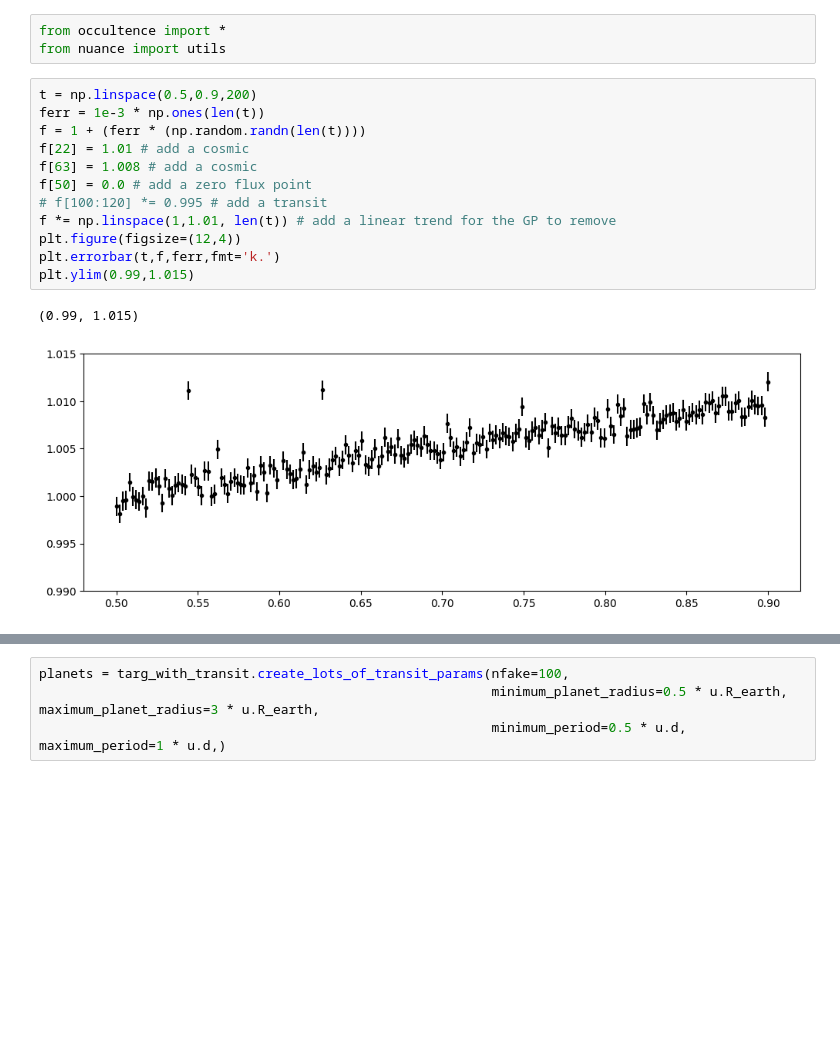
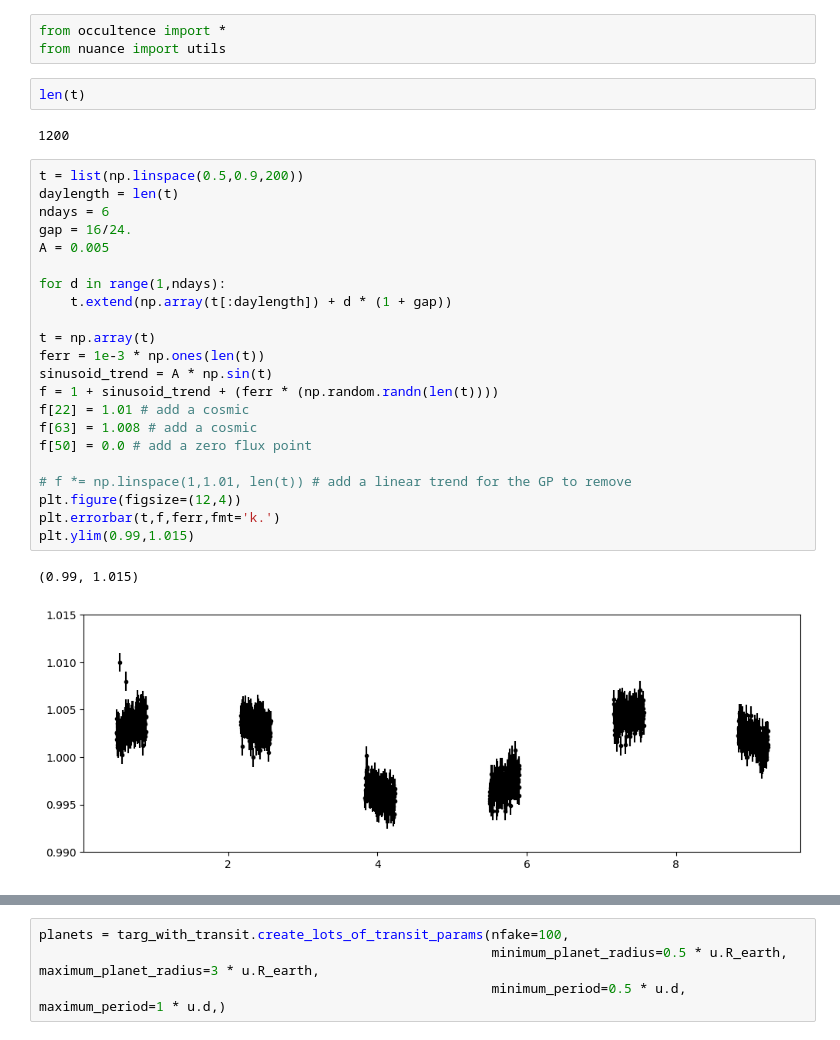
Before and after one commit to catrionamurray/occultence, a Jupyter notebook: occultence/notebooks/test_injecting_transits.ipynb, the cells around one changed output, grey strips where cells are left out. Cells and saved outputs as stored; diff of their text form; blank space fills up the shorter version.

```diff
--- a/occultence/notebooks/test_injecting_transits.ipynb
+++ b/occultence/notebooks/test_injecting_transits.ipynb
@@ -1,21 +1,35 @@
 # %%
 from occultence import *
 from nuance import utils
+# %%
+len(t)
+# %% [output]
+1200
 # %%
-t = np.linspace(0.5,0.9,200)
+t = list(np.linspace(0.5,0.9,200))
+daylength = len(t)
+ndays = 6
+gap = 16/24.
+A = 0.005
+
+for d in range(1,ndays):
+    t.extend(np.array(t[:daylength]) + d * (1 + gap))
+
+t = np.array(t)
 ferr = 1e-3 * np.ones(len(t))
-f = 1 + (ferr * (np.random.randn(len(t))))
+sinusoid_trend = A * np.sin(t)
+f = 1 + sinusoid_trend + (ferr * (np.random.randn(len(t))))
 f[22] = 1.01 # add a cosmic
 f[63] = 1.008 # add a cosmic
 f[50] = 0.0 # add a zero flux point
-# f[100:120] *= 0.995 # add a transit
-f *= np.linspace(1,1.01, len(t)) # add a linear trend for the GP to remove
+
+# f *= np.linspace(1,1.01, len(t)) # add a linear trend for the GP to remove
 plt.figure(figsize=(12,4))
 plt.errorbar(t,f,ferr,fmt='k.')
 plt.ylim(0.99,1.015)
 # %% [output]
 (0.99, 1.015)
-[figure, old version]
+[figure, new version]
 # %%
 targ = LightCurve(name = "test",
                   time = t,
```
Also changed, not shown: parts of 10 cells of this notebook, 8 other files.
